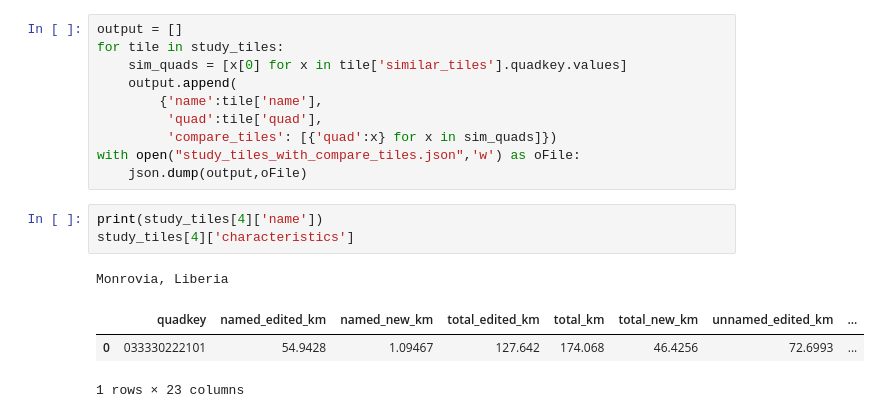
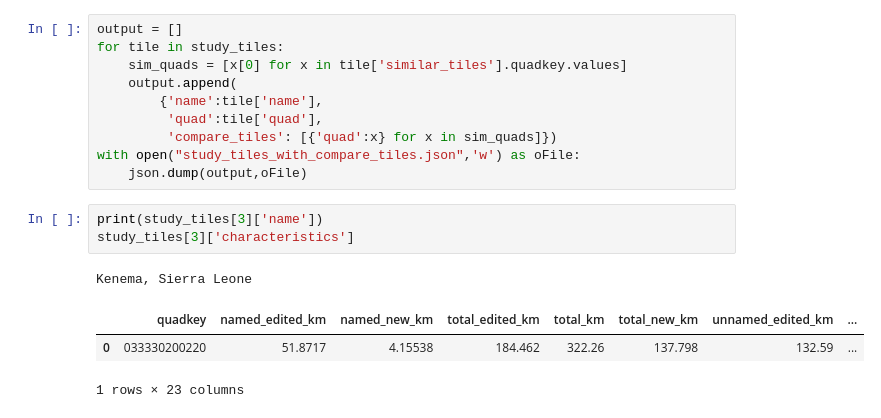
Before and after one commit to jenningsanderson/contributor-centric-qa, a Jupyter notebook: Step 0 - Current Tile Statistics.ipynb, the cells around one changed output. Saved outputs shown, nothing was run; the diff lists cells and outputs as text.

```diff
--- a/Step 0 - Current Tile Statistics.ipynb
+++ b/Step 0 - Current Tile Statistics.ipynb
@@ -163,10 +168,10 @@ for tile in study_tiles:
 with open("study_tiles_with_compare_tiles.json",'w') as oFile:
     json.dump(output,oFile)
 # %%
-print(study_tiles[4]['name'])
-study_tiles[4]['characteristics']
+print(study_tiles[3]['name'])
+study_tiles[3]['characteristics']
 # %% [output]
-Monrovia, Liberia
+Kenema, Sierra Leone
 |  | quadkey | named_edited_km | named_new_km | total_edited_km | total_km | total_new_km | unnamed_edited_km | ... |
-| 0 | 033330222101 | 54.9428 | 1.09467 | 127.642 | 174.068 | 46.4256 | 72.6993 | ... |
+| 0 | 033330200220 | 51.8717 | 4.15538 | 184.462 | 322.26 | 137.798 | 132.59 | ... |
 1 rows × 23 columns
```
Also changed, not shown: parts of 5 cells of this notebook, 3 other files.
